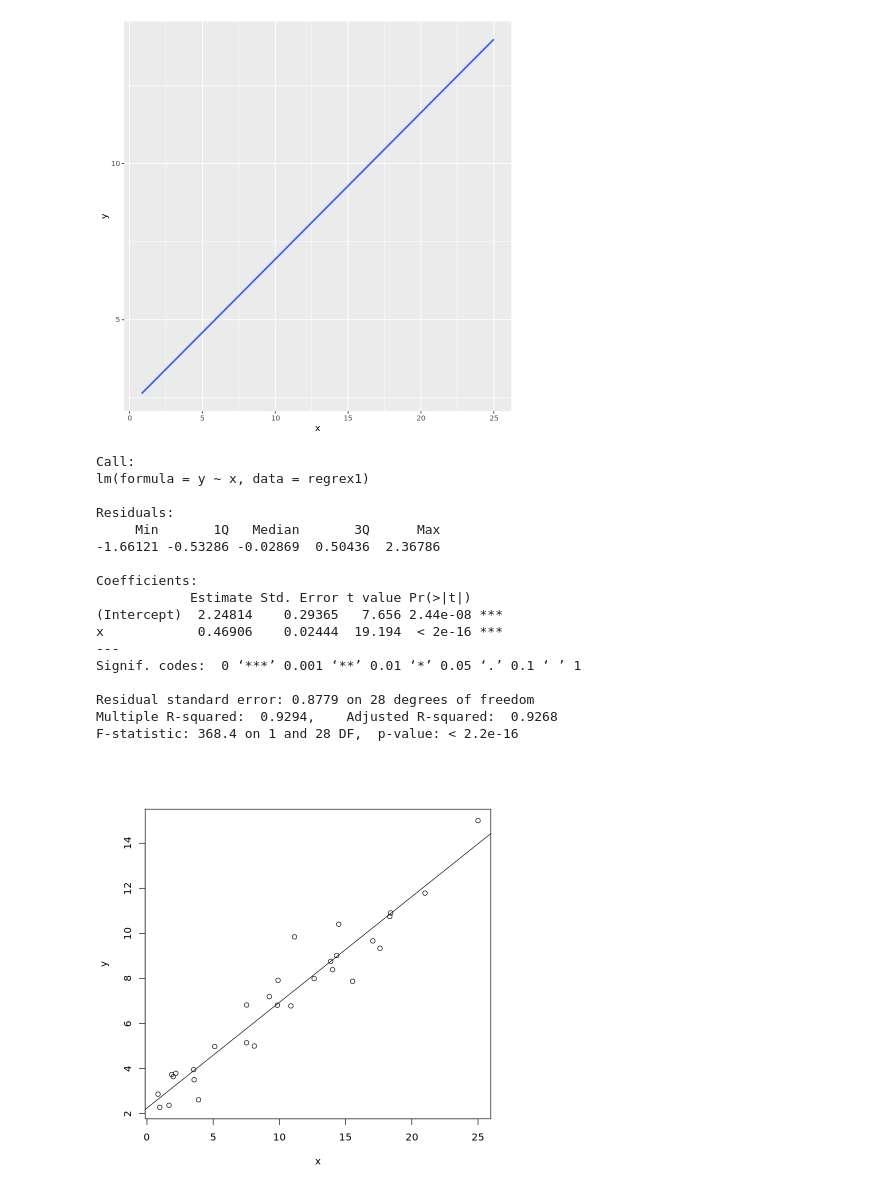
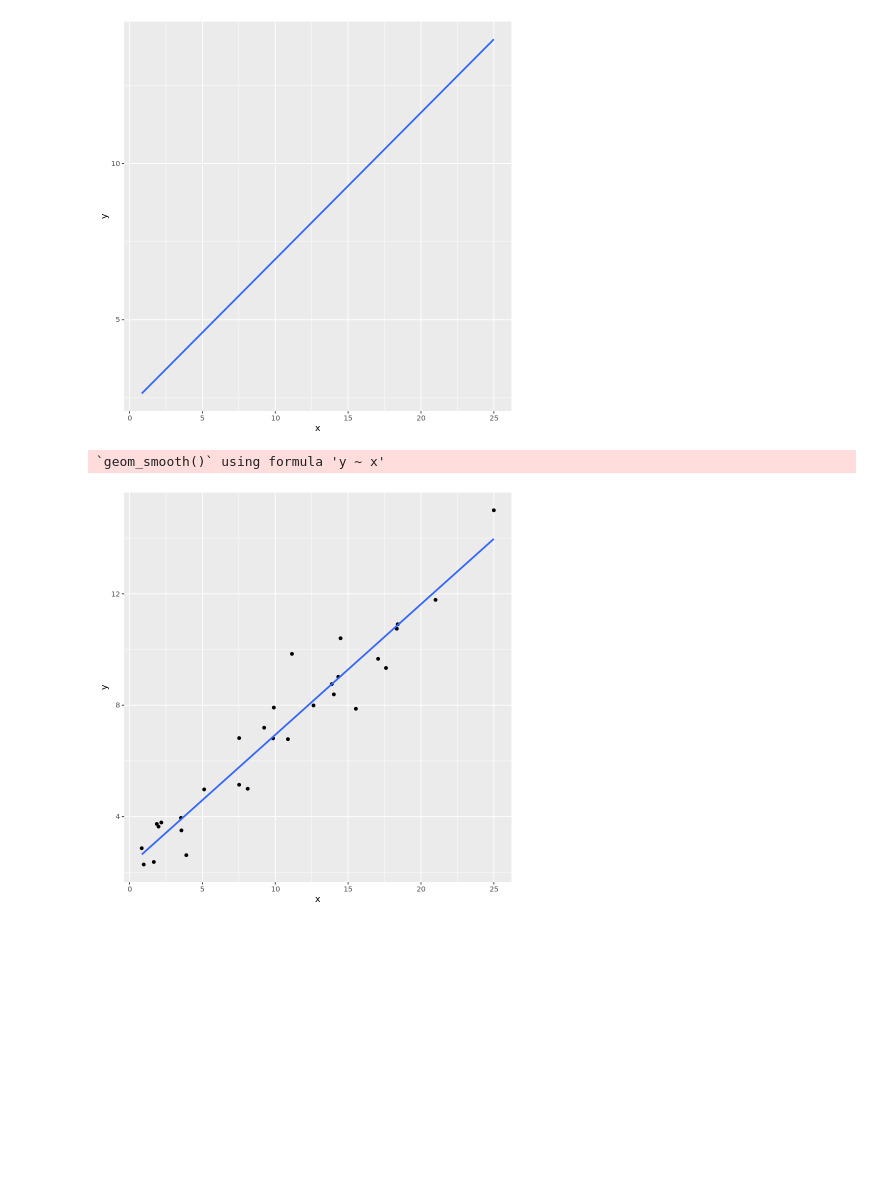
Before and after one commit to esimonton/first_jupyter_app_r, a Jupyter notebook: first_jupyter_app_r.ipynb, the cells around one changed output. Drawn from its saved outputs; the diff is of its cells as text; code cells hidden in the pictures; blank space fills up the shorter version.

```diff
--- a/first_jupyter_app_r.ipynb
+++ b/first_jupyter_app_r.ipynb
@@ -33,29 +36,14 @@ ggplot(regrex1, aes(x, y)) + geom_smooth(method ="lm", se = F)
 # %% [output]
 `geom_smooth()` using formula 'y ~ x'
 [figure]
+# %%
+ggplot(regrex1, aes(x, y)) + geom_point() + geom_smooth(method ="lm", se = F)
+# %% [output]
+`geom_smooth()` using formula 'y ~ x'
+[figure, added]
 # %%
-fit1 <- lm(y ~ x, data = regrex1)
-summary(fit1)
+#fit1 <- lm(y ~ x, data = regrex1)
+#summary(fit1)
-# %% [output]
-Call:
-lm(formula = y ~ x, data = regrex1)
-
-Residuals:
-     Min       1Q   Median       3Q      Max
--1.66121 -0.53286 -0.02869  0.50436  2.36786
-
-Coefficients:
-            Estimate Std. Error t value Pr(>|t|)
-(Intercept)  2.24814    0.29365   7.656 2.44e-08 ***
-x            0.46906    0.02444  19.194  < 2e-16 ***
----
-Signif. codes:  0 ‘***’ 0.001 ‘**’ 0.01 ‘*’ 0.05 ‘.’ 0.1 ‘ ’ 1
-
-Residual standard error: 0.8779 on 28 degrees of freedom
-Multiple R-squared:  0.9294,    Adjusted R-squared:  0.9268
-F-statistic: 368.4 on 1 and 28 DF,  p-value: < 2.2e-16
 # %%
-plot(y ~ x, data = regrex1)
-abline(fit1)
+#plot(y ~ x, data = regrex1)
+#abline(fit1)
-# %% [output]
-[figure, removed]
```
Also changed, not shown: parts of 1 cell of this notebook, 1 other file.
